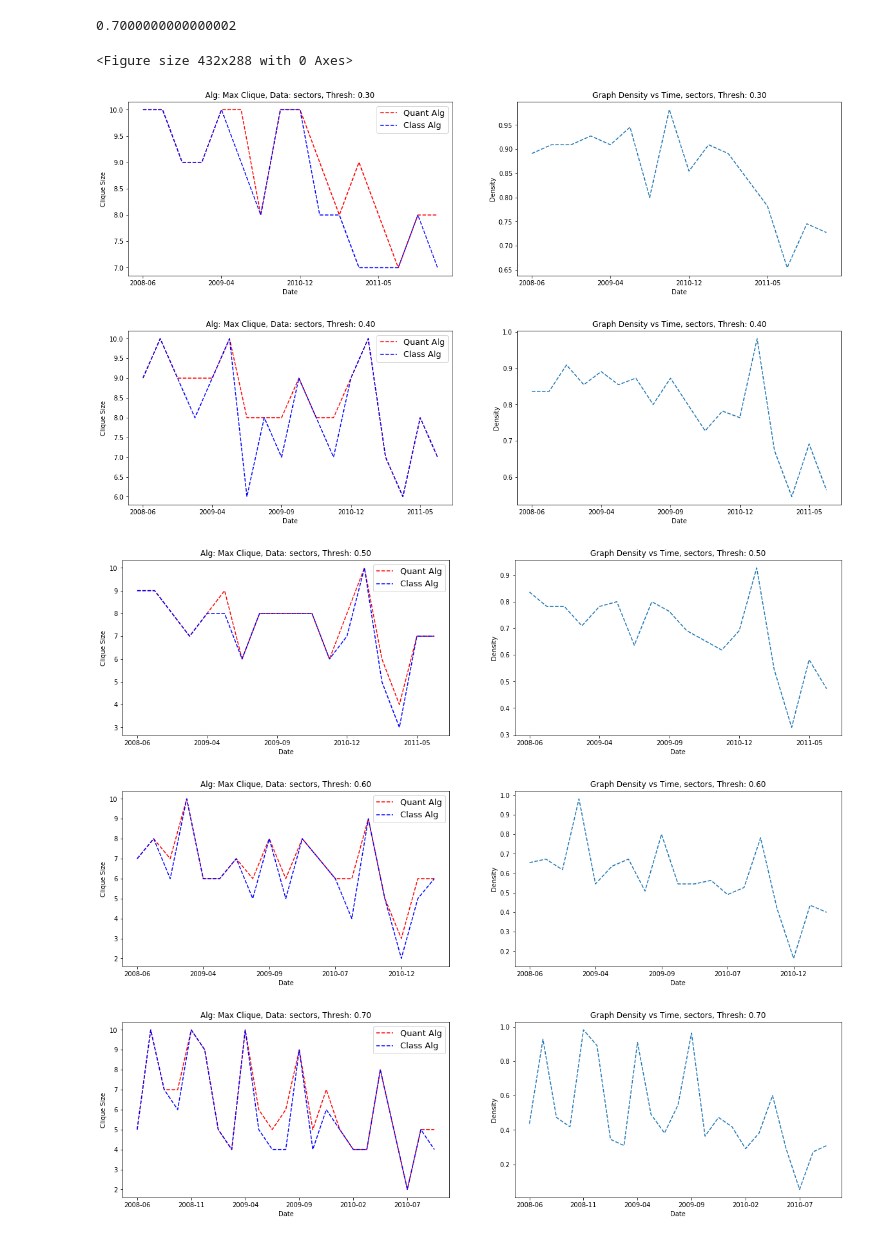
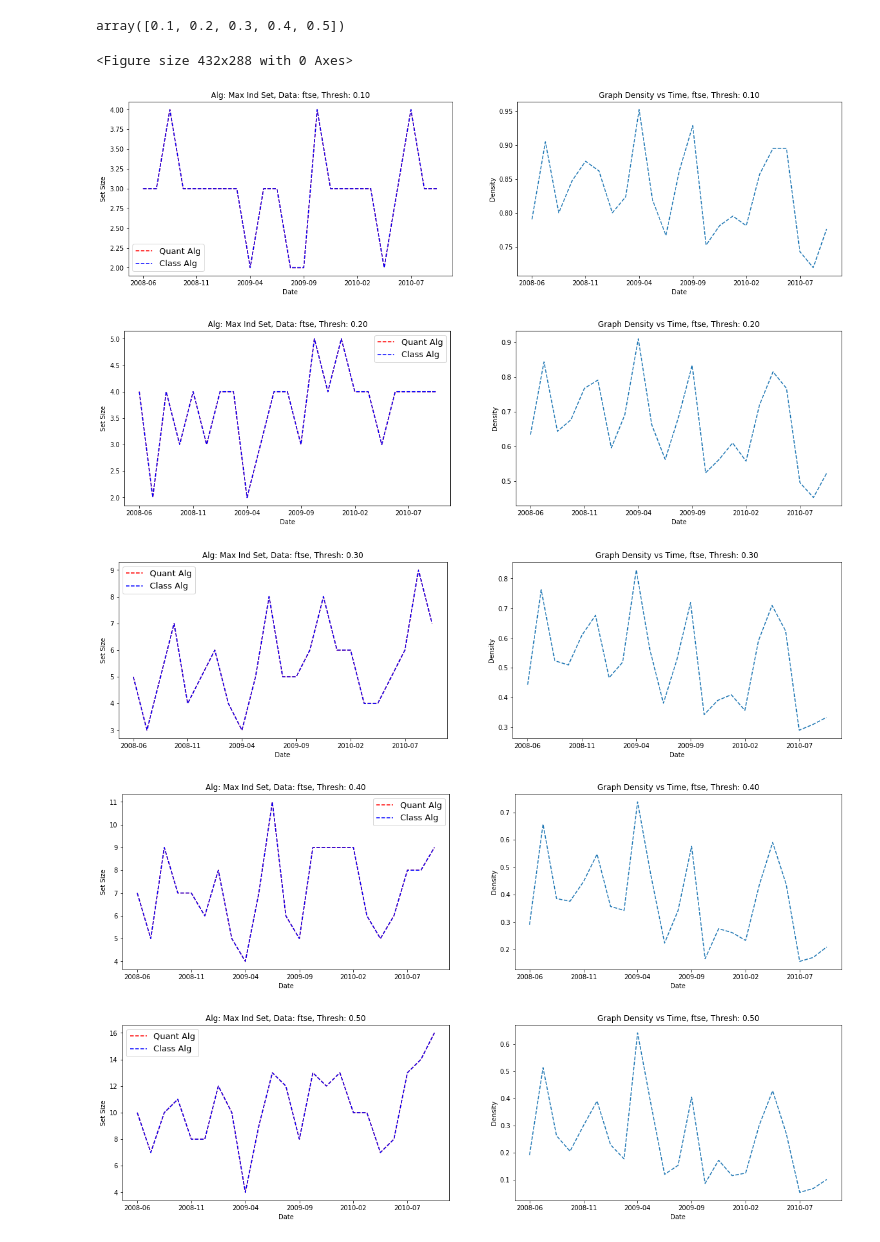
Before and after one commit to angadkalra/QuantumComputingProject, a Jupyter notebook: MaxClique&MaxIndSet/DataAnalysis.ipynb, the cells around one changed output. Saved outputs shown, nothing was run; the diff lists cells and outputs as text; code cells hidden in the pictures.

```diff
--- a/MaxClique&MaxIndSet/DataAnalysis.ipynb
+++ b/MaxClique&MaxIndSet/DataAnalysis.ipynb
@@ -8,10 +8,10 @@ import numpy as np
 import pandas as pd
 import matplotlib.pyplot as plt
 
-dataset = "sectors" # Values: asset_class, sectors, ftse
+dataset = "ftse" # Values: asset_class, sectors, ftse
 
-quant_res_df = pd.read_csv("MCResultCSVs/maxclique_quant_%s_res.csv" % (dataset))
-class_res_df = pd.read_csv("MCResultCSVs/maxclique_class_%s_res.csv" % (dataset))
+quant_res_df = pd.read_csv("ISResultCSVs/indset_quant_%s_res.csv" % (dataset))
+class_res_df = pd.read_csv("ISResultCSVs/indset_class_%s_res.csv" % (dataset))
 
 quant_res_df = quant_res_df.drop(axis=1, columns=['Unnamed: 0'])
 class_res_df = class_res_df.drop(axis=1, columns=['Unnamed: 0'])
@@ -36,53 +36,53 @@ plt.xlabel("Correlation Threshold")
 plt.title("%s Density vs Threshold" % (dataset))
 plt.show()
 # %%
-quant_res_df['threshold'].unique()[4]
+quant_res_df['threshold'].unique()
 # %% [output]
-0.7000000000000002
+array([0.1, 0.2, 0.3, 0.4, 0.5])
 # %%
 # Plot score vs time for each threshold
 thresholds = quant_res_df['threshold'].unique()
 
 i = 1
 for thresh in thresholds:
     quant_series = quant_res_df[(quant_res_df.threshold == thresh) &
-                                (quant_res_df.valid_clique == True)]
+                                (quant_res_df.valid_soln == True)]
     class_series = class_res_df[(class_res_df.threshold == thresh) &
-                                (class_res_df.valid_clique == True)]
+                                (class_res_df.valid_soln == True)]
     class_series = class_series[class_series['date'].isin(quant_series['date'])]
 
     assert quant_series.shape == class_series.shape
 
     fig = plt.figure(i)
     plt.subplots(figsize=(20,5))
 
     plt.subplot(121)
-    plt.title('Alg: Max Clique, Data: %s, Thresh: %.2f' % (dataset, thresh))
-    plt.ylabel('Clique Size')
+    plt.title('Alg: Max Ind Set, Data: %s, Thresh: %.2f' % (dataset, thresh))
+    plt.ylabel('Set Size')
     plt.xlabel('Date')
 
-    plt.plot(quant_series["date"], quant_series['clique_size'], 'r--', label='Quant Alg')
-    plt.plot(quant_series["date"], class_series['clique_size'], 'b--', label='Class Alg')
+    plt.plot(quant_series["date"], quant_series['set_size'], 'r--', label='Quant Alg')
+    plt.plot(quant_series["date"], class_series['set_size'], 'b--', label='Class Alg')
     plt.legend(loc=0, prop={'size': 13})
     plt.xticks(ticks=quant_series['date'][::4],
               labels=[x[0:7] for x in quant_series['date']])
 
     plt.subplot(122)
     plt.title('Graph Density vs Time, %s, Thresh: %.2f' % (dataset, thresh))
     plt.plot(quant_series['date'], quant_series['density'], '--')
     plt.xticks(ticks=quant_series['date'][::4],
               labels=[x[0:7] for x in quant_series['date']])
     plt.ylabel("Density")
     plt.xlabel("Date")
 
     i += 1
 # %% [output]
 <Figure size 432x288 with 0 Axes>
-[figure, old version]
+[figure, new version]
-[figure, old version]
+[figure, new version]
-[figure, old version]
+[figure, new version]
-[figure, old version]
+[figure, new version]
-[figure, old version]
+[figure, new version]
 # %%
 # Plot score vs time for each threshold
 thresholds = quant_res_df['threshold'].unique()
```
Also changed, not shown: parts of 1 cell of this notebook, 11 other files.
